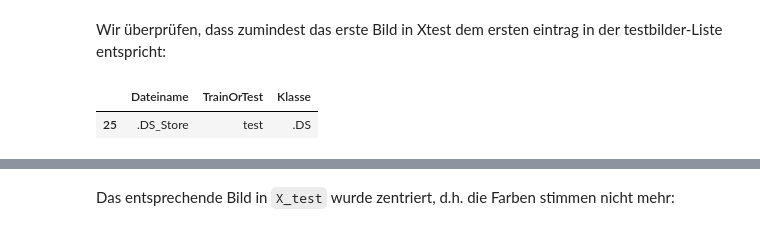
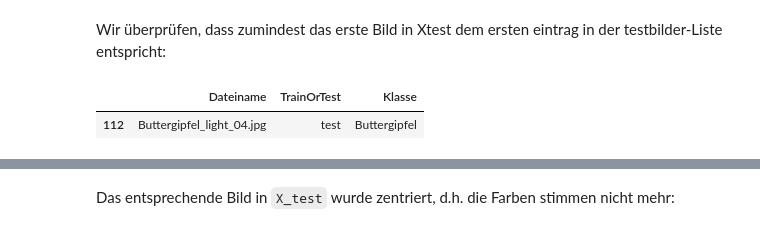
Before and after one commit to RFankhauser/MSc_WI_DSCI, a Jupyter notebook: 05_Evaluation/giraffenpuzzle-evaluation.ipynb, the cells around one changed output, grey strips where cells are left out. Cells and saved outputs as stored; diff of their text form; code cells hidden in the pictures.

```diff
--- a/05_Evaluation/giraffenpuzzle-evaluation.ipynb
+++ b/05_Evaluation/giraffenpuzzle-evaluation.ipynb
@@ -11,10 +11,14 @@ from pathlib import Path #Pathlib, Umgang mit Dateipfaden
 import scikitplot # Visualisierungen von Klassifikationsperformanz
 # %%
 # Modell laden:
-loaded_model = tf.keras.models.load_model('../04_Training/Model/model_Gipfeli.keras')
+loaded_model = tf.keras.models.load_model('../04_Training/Model/model_Gipfeli_testing.keras')
 # Excel-Datei mit Angabe, ob ein Bild ein Test- oder ein Trainingsbild ist:
 train_or_test = pd.read_excel('../04_Training/train_test_split.xlsx')
 train_or_test.columns = ['Dateiname','TrainOrTest']
+
+# .DS_Store und versteckte Dateien entfernen
+train_or_test = train_or_test[~train_or_test['Dateiname'].str.contains('DS_Store', na=False)]
+train_or_test = train_or_test[~train_or_test['Dateiname'].str.startswith('.', na=False)]
 # %% [markdown]
 Hiermit haben wir die Zuordnung unserer Daten zu den Trainings- und Testdaten. Wir wollen hier nur noch Bilder, mit welchen das Modell nicht trainiert wurde.
 # %%
@@ -37,20 +41,21 @@ train_or_test
 Wir erstellen nun zwei Baumstrukturen (für Trainings- und Testdaten). Das Klassenlabel extrahieren wir aus dem Dateinamen- hier ist es alles vor dem ersten Underscore, "_".
 # %%
 # Extrahiere Klassenlabel aus Dateiname
-Klassenlabel = train_or_test.Dateiname.map(lambda s:s[:s.find('_')])
+Klassenlabel = train_or_test['Dateiname'].map(lambda s: s[:s.find('_')] if not s.startswith('.') else None)
+train_or_test = train_or_test[Klassenlabel.notna()]
+Klassenlabel = Klassenlabel[Klassenlabel.notna()]
 train_or_test['Klasse'] = Klassenlabel
 
-# Wähle nur die Testdaten
-testbilder = train_or_test[ train_or_test['TrainOrTest']=='test' ]
-y_test = Klassenlabel[ train_or_test['TrainOrTest']=='test' ]
+testbilder = train_or_test[train_or_test['TrainOrTest'] == 'test']
+testbilder = testbilder[~testbilder['Klasse'].str.startswith('.', na=False)]
+y_test = Klassenlabel.loc[testbilder.index]
 
 # Kopiere die Testbilder in eine Baumstruktur
 for irow,row in testbilder.iterrows():
     Dateiname,TrainOrTest,Klasse = (row.Dateiname,row.TrainOrTest,row.Klasse)
 
-    # Nur .DS_Store überspringen
-    if Dateiname == ".DS_Store":
-        print("Überspringe .DS_Store")
+    # jede Datei mit ".DS_Store" im Namen überspringen
+    if "DS_Store" in Dateiname:
         continue
 
     fullfilename = Path('../02_Alle_Gipfel')/Dateiname
@@ -89,13 +91,14 @@ X_test.shape,y_test.shape
 # %% [markdown]
 Wir überprüfen, dass zumindest das erste Bild in Xtest dem ersten eintrag in der testbilder-Liste entspricht:
 # %%
-testbildname = sorted(testbilder.Dateiname)[0] # "[0]": erstes Bild
+valid_testbilder = [f for f in sorted(testbilder.Dateiname) if "DS_Store" not in f]
+testbildname = valid_testbilder[0]
 dfrow = testbilder[testbilder.Dateiname==testbildname]
 testbildklasse = dfrow.Klasse.iloc[0]
 dfrow
 # %% [output]
 |  | Dateiname | TrainOrTest | Klasse |
-| 25 | .DS_Store | test | .DS |
+| 112 | Buttergipfel_light_04.jpg | test | Buttergipfel |
 # %%
 testbild1 = plt.imread(Baumstrukturpfad/testbildklasse/testbildname)
 plt.imshow(testbild1)
```
Also changed, not shown: parts of 19 cells of this notebook.
